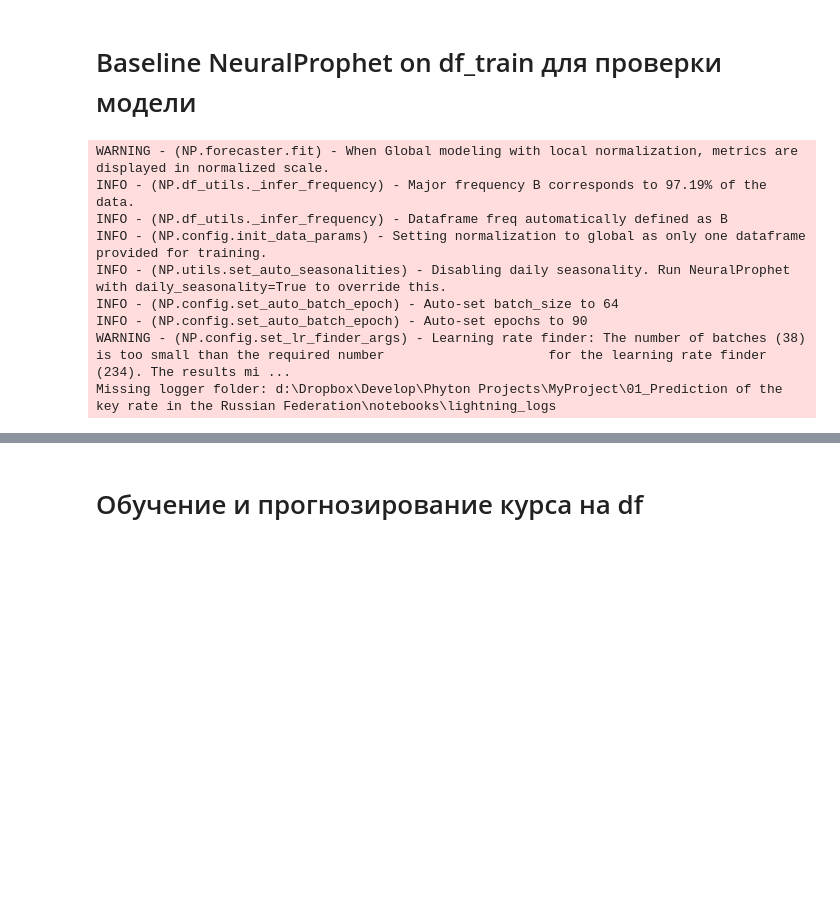
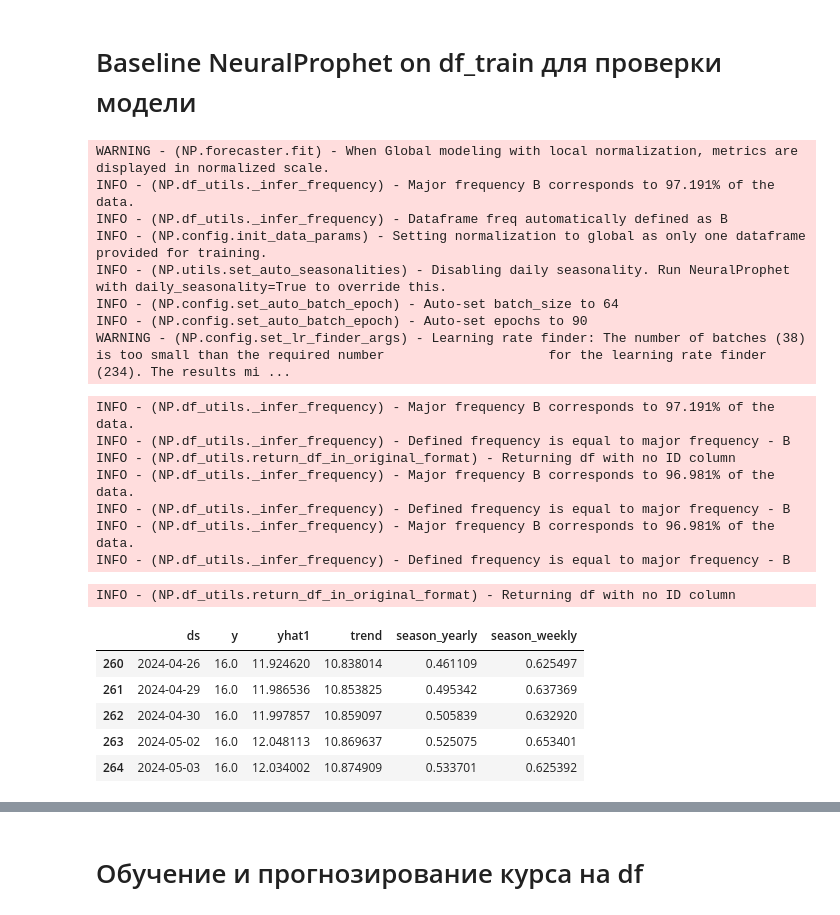
Before and after one commit to myxa95/01_Prediction_of_the_key_rate_in_the_Russian_Federation, a Jupyter notebook: notebooks/Baseline_Tuning.ipynb, the cells around one changed output, grey strips where cells are left out. Saved outputs shown, nothing was run; the diff lists cells and outputs as text; code cells hidden in the pictures; blank space fills up the shorter version.

```diff
--- a/notebooks/Baseline_Tuning.ipynb
+++ b/notebooks/Baseline_Tuning.ipynb
@@ -397,16 +394,35 @@ with open('../backend/final_test_model.json', 'w') as fout:
 # %% [markdown]
 # Baseline NeuralProphet on df_train для проверки модели
 # %%
-NeuralProphet_baseline = NeuralProphet()
-NeuralProphet_baseline.set_plotting_backend("plotly-static")
-metrics = NeuralProphet_baseline.fit(df_train)
+NeuralProphet = NeuralProphet()
+NeuralProphet.set_plotting_backend("plotly-static")
+metricsnp = NeuralProphet.fit(df_train)
 # %% [output]
 WARNING - (NP.forecaster.fit) - When Global modeling with local normalization, metrics are displayed in normalized scale.
-INFO - (NP.df_utils._infer_frequency) - Major frequency B corresponds to 97.19% of the data.
+INFO - (NP.df_utils._infer_frequency) - Major frequency B corresponds to 97.191% of the data.
 INFO - (NP.df_utils._infer_frequency) - Dataframe freq automatically defined as B
 INFO - (NP.config.init_data_params) - Setting normalization to global as only one dataframe provided for training.
 INFO - (NP.utils.set_auto_seasonalities) - Disabling daily seasonality. Run NeuralProphet with daily_seasonality=True to override this.
 INFO - (NP.config.set_auto_batch_epoch) - Auto-set batch_size to 64
 INFO - (NP.config.set_auto_batch_epoch) - Auto-set epochs to 90
 WARNING - (NP.config.set_lr_finder_args) - Learning rate finder: The number of batches (38) is too small than the required number                     for the learning rate finder (234). The results mi ...
-Missing logger folder: d:\Dropbox\Develop\Phyton Projects\MyProject\01_Prediction of the key rate in the Russian Federation\notebooks\lightning_logs
+# %%
+# Создание df с прогнозом
+future_np = NeuralProphet.make_future_dataframe(df_train, periods = pred_days, n_historic_predictions = len(df_train))
+forecast_np = NeuralProphet.predict(df_test)
+forecast_np.tail()
+# %% [output]
+INFO - (NP.df_utils._infer_frequency) - Major frequency B corresponds to 97.191% of the data.
+INFO - (NP.df_utils._infer_frequency) - Defined frequency is equal to major frequency - B
+INFO - (NP.df_utils.return_df_in_original_format) - Returning df with no ID column
+INFO - (NP.df_utils._infer_frequency) - Major frequency B corresponds to 96.981% of the data.
+INFO - (NP.df_utils._infer_frequency) - Defined frequency is equal to major frequency - B
+INFO - (NP.df_utils._infer_frequency) - Major frequency B corresponds to 96.981% of the data.
+INFO - (NP.df_utils._infer_frequency) - Defined frequency is equal to major frequency - B
+INFO - (NP.df_utils.return_df_in_original_format) - Returning df with no ID column
+|  | ds | y | yhat1 | trend | season_yearly | season_weekly |
+| 260 | 2024-04-26 | 16.0 | 11.924620 | 10.838014 | 0.461109 | 0.625497 |
+| 261 | 2024-04-29 | 16.0 | 11.986536 | 10.853825 | 0.495342 | 0.637369 |
+| 262 | 2024-04-30 | 16.0 | 11.997857 | 10.859097 | 0.505839 | 0.632920 |
+| 263 | 2024-05-02 | 16.0 | 12.048113 | 10.869637 | 0.525075 | 0.653401 |
+| 264 | 2024-05-03 | 16.0 | 12.034002 | 10.874909 | 0.533701 | 0.625392 |
```
Also changed, not shown: parts of 27 cells of this notebook, 7 other files.
